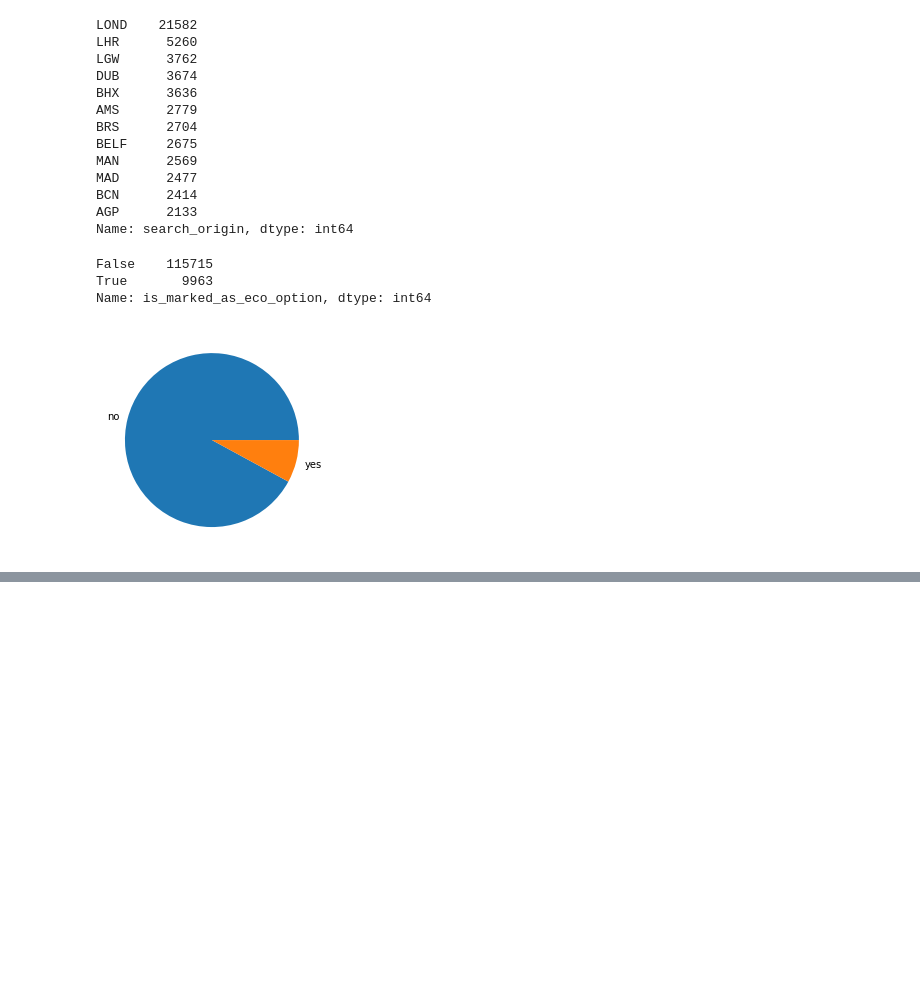
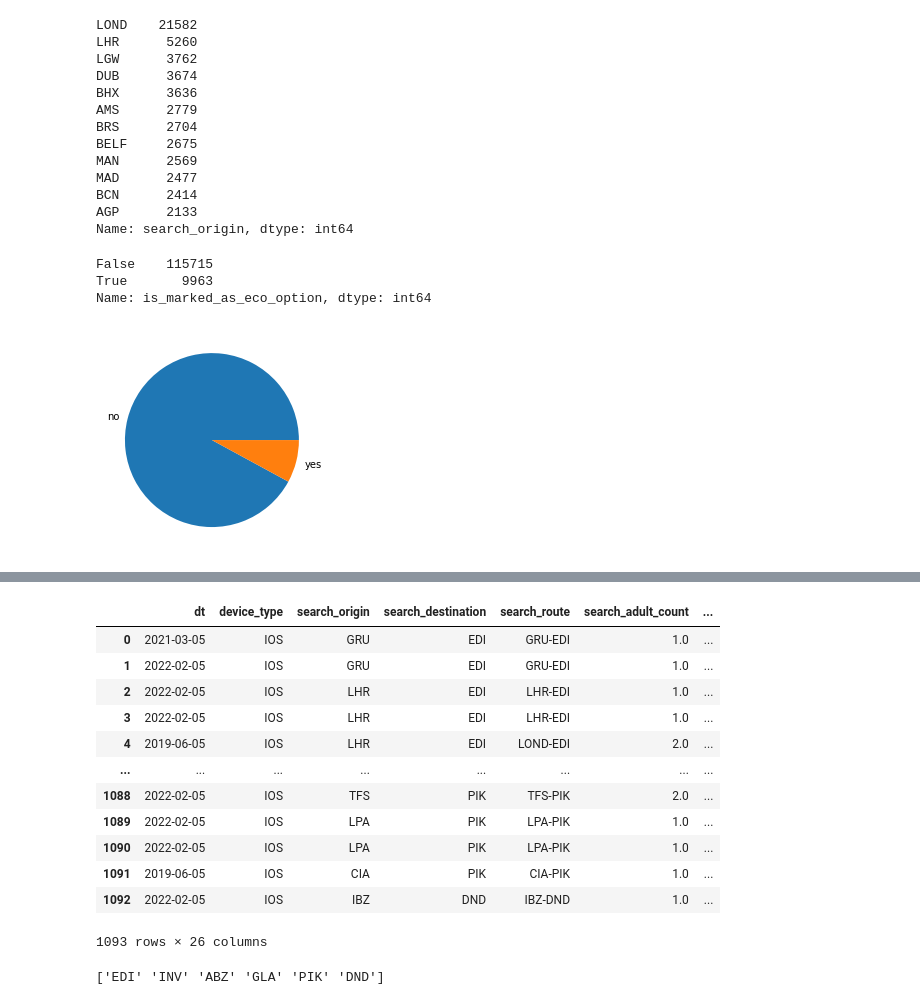
Before and after one commit to bluetail14/Visit_Scotland_Project_2022, a Jupyter notebook: VisitScotland_data_prep.ipynb, the cells around one changed output, grey strips where cells are left out. Drawn from its saved outputs; the diff is of its cells as text; code cells hidden in the pictures; blank space fills up the shorter version.

```diff
--- a/VisitScotland_data_prep.ipynb
+++ b/VisitScotland_data_prep.ipynb
@@ -311,0 +394,23 @@ df_clean.to_csv('skyscan_cleaned.csv')
+# %%
+skyscan_dist_no_duplicates = pd.read_csv('C:\\Users\\maria\\Jupiter_Notebooks\\Visit_Scotland_Project\\skyscan_dist_no_duplicates.csv', na_values='', parse_dates=True, encoding = "ISO-8859-1")
+skyscan_dist_no_duplicates
+# %% [output]
+|  | dt | device_type | search_origin | search_destination | search_route | search_adult_count | ... |
+| 0 | 2021-03-05 | IOS | GRU | EDI | GRU-EDI | 1.0 | ... |
+| 1 | 2022-02-05 | IOS | GRU | EDI | GRU-EDI | 1.0 | ... |
+| 2 | 2022-02-05 | IOS | LHR | EDI | LHR-EDI | 1.0 | ... |
+| 3 | 2022-02-05 | IOS | LHR | EDI | LHR-EDI | 1.0 | ... |
+| 4 | 2019-06-05 | IOS | LHR | EDI | LOND-EDI | 2.0 | ... |
+| ... | ... | ... | ... | ... | ... | ... | ... |
+| 1088 | 2022-02-05 | IOS | TFS | PIK | TFS-PIK | 2.0 | ... |
+| 1089 | 2022-02-05 | IOS | LPA | PIK | LPA-PIK | 1.0 | ... |
+| 1090 | 2022-02-05 | IOS | LPA | PIK | LPA-PIK | 1.0 | ... |
+| 1091 | 2019-06-05 | IOS | CIA | PIK | CIA-PIK | 1.0 | ... |
+| 1092 | 2022-02-05 | IOS | IBZ | DND | IBZ-DND | 1.0 | ... |
+1093 rows × 26 columns
+# %%
+# Edinburgh, Inverness, Aberdeen, Glasgow, Glasgow Prestwick, Dundee
+lst_destination_no_dupl = skyscan_dist_no_duplicates.search_destination.unique()
+print(lst_destination_no_dupl)
+# %% [output]
+['EDI' 'INV' 'ABZ' 'GLA' 'PIK' 'DND']
```
Also changed, not shown: parts of 8 cells of this notebook.
